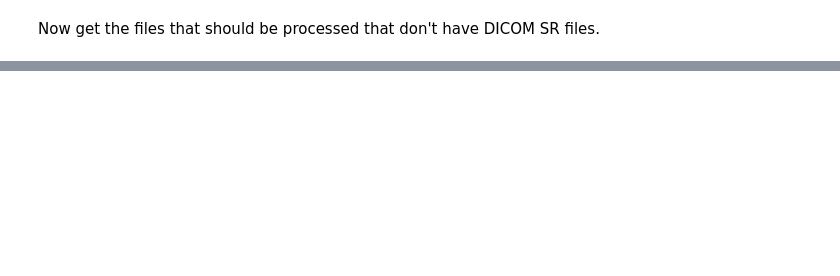
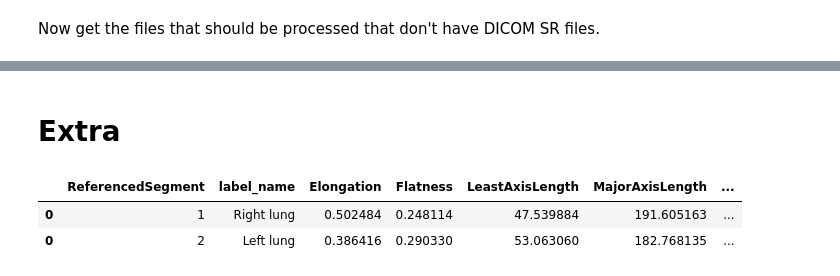
Before and after one commit to deepakri201/MIDRC_colab, a Jupyter notebook: MIDRC_SR_all.ipynb, the cells around one changed output, grey strips where cells are left out. Saved outputs shown, nothing was run; the diff lists cells and outputs as text; code cells hidden in the pictures; blank space fills up the shorter version.

```diff
--- a/MIDRC_SR_all.ipynb
+++ b/MIDRC_SR_all.ipynb
@@ -1916,6 +2086,40 @@ result = client.query(query_view, job_config=job_config)
 ct_limited_open_a1_r1 = result.to_dataframe(create_bqstorage_client=True)
 # %% [markdown]
 # Processing
+# %%
+def listdir_bucket(project_name, bucket_name, dir_gs_uri):
+
+  """
+  Export DICOM SEG object from segmentation masks stored in NRRD files.
+
+  Arguments:
+    project_name : required - name of the GCP project.
+    bucket_name  : required - name of the bucket (without gs://)
+    file_gs_uri  : required - directory GS URI
+
+  Returns:
+    file_list : list of files in the specified GCS bucket.
+
+  Outputs:
+    This function [...]
+  """
+
+  storage_client = storage.Client(project = project_name)
+  bucket = storage_client.get_bucket(bucket_name)
+
+  bucket_gs_url = "gs://%s/"%(bucket_name)
+  path_to_dir_relative = dir_gs_uri.split(bucket_gs_url)[-1]
+
+
+  print("Getting the list of files at `%s`..."%(dir_gs_uri))
+
+  file_list = list()
+
+  for blob in storage_client.list_blobs(bucket_name,  prefix = path_to_dir_relative):
+    fn = os.path.basename(blob.name)
+    file_list.append(fn)
+
+  return file_list
 # %%
 def download_series(study_instance_uid, series_instance_uid, sop_instance_uids, dest_dir):
   import pydicom
@@ -2055,7 +2259,7 @@ print("bucket_seg_folder_uri_bpr: " + str(bucket_seg_folder_uri_bpr))
 
 seg_bucket_list = listdir_bucket(project_name = project_name, # or gcs.listdir_bucket
                                  bucket_name = bucket_name,
-                                 dir_gs_uri = bucket_json_folder_uri_bpr)
+                                 dir_gs_uri = bucket_seg_folder_uri_bpr)
 
 good_seriesuids = [f.split(".dcm")[0] for f in seg_bucket_list if f.endswith(".dcm")] # or seg_ if ends with .nrrd
 good_seriesuids = [f.split("dcmseg_")[1] for f in good_seriesuids]
@@ -2072,7 +2276,7 @@ series_id_list = good_seriesuids
 
 # exclude from processing all the patients for which a DICOM SEG object was exported already
 # (stored in the specified Google Cloud Storage Bucket)
-bucket_sr_folder_uri_bpr = os.path.join("gs://", bucket_name, bucket_path)
+bucket_sr_folder_uri_bpr = os.path.join("gs://", bucket_name, bucket_path_sr)
 print("bucket_sr_folder_uri_bpr: " + str(bucket_sr_folder_uri_bpr))
 
 sr_bucket_list = listdir_bucket(project_name = project_name, # or gcs.listdir_bucket
@@ -2085,8 +2289,8 @@ sr_bucket_list = listdir_bucket(project_name = project_name, # or gcs.listdir_bu
 # already_processed_id_list = [f.split(".dcm")[0] for f in json_bucket_list if f.endswith(".dcm")] # or seg_ if ends with .nrrd
 # already_processed_id_list = [f.split("dcmseg_")[1] for f in already_processed_id_list]
 
-already_processed_id_list = [f.split(".dcm")[0] for f in sr_bucket_list if f.endswith(".dcm")]
-already_processed_id_list = [f.split("sr_landmarks_")[1] for f in already_processed_id_list]
+already_processed_id_list = [f.split("sr_landmarks_")[1] for f in sr_bucket_list if f.startswith("sr_landmarks")]
+already_processed_id_list = [f.split(".dcm")[0] for f in already_processed_id_list]
 
 print("\nFound %g series already processed."%(len(already_processed_id_list)))
 
@@ -2306,0 +2655,8 @@ structured_reports/sr_regions_1.2.826.0.1.3680043.10.474.419639.1929163569985245
+# %% [markdown]
+# Extra
+# %%
+df_out
+# %% [output]
+|  | ReferencedSegment | label_name | Elongation | Flatness | LeastAxisLength | MajorAxisLength | ... |
+| 0 | 1 | Right lung | 0.502484 | 0.248114 | 47.539884 | 191.605163 | ... |
+| 0 | 2 | Left lung | 0.386416 | 0.290330 | 53.063060 | 182.768135 | ... |
```
Also changed, not shown: parts of 36 cells of this notebook.
